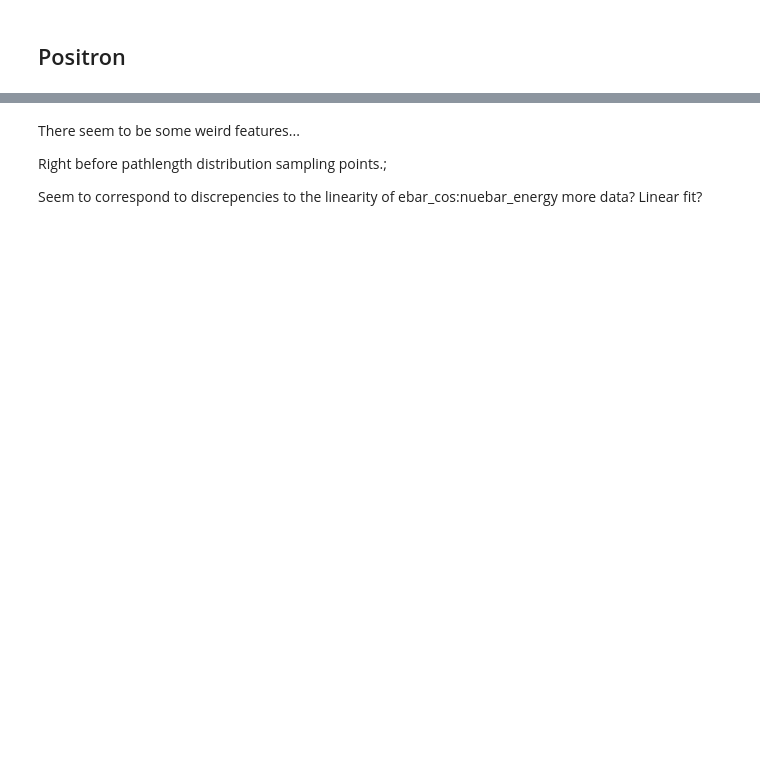
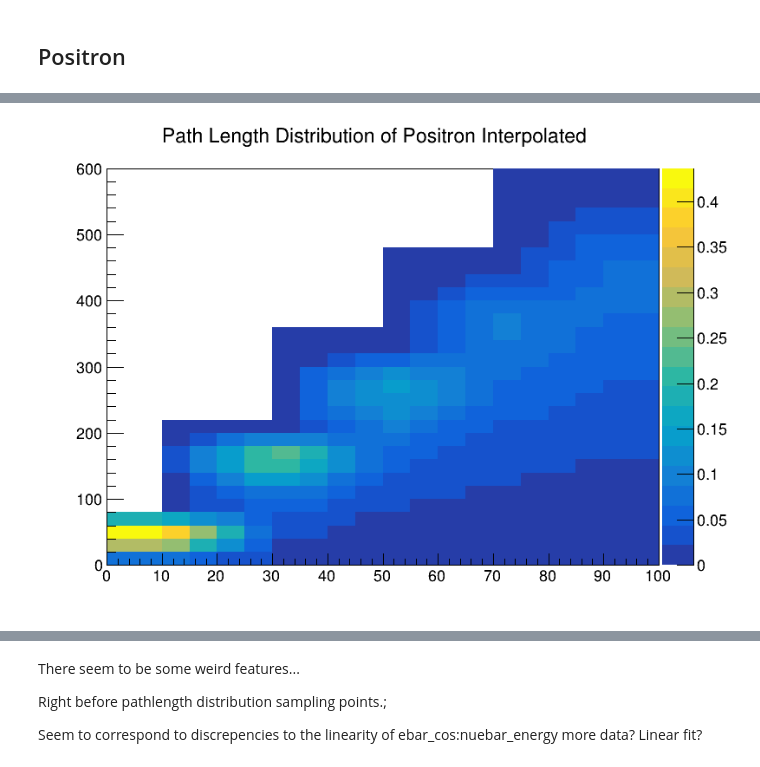
Before and after one commit to JamesJieranShen/SN_Localization, a Jupyter notebook: src/ToyMC.ipynb, the cells around one changed output, grey strips where cells are left out. Cells and saved outputs as stored; diff of their text form; code cells hidden in the pictures; blank space fills up the shorter version.

```diff
--- a/src/ToyMC.ipynb
+++ b/src/ToyMC.ipynb
@@ -182,2 +186,19 @@ c4.Draw()
 [figure]
+# %%
+# try to interpolate the distribution...
+
+ebar_pathlength_pdf_interpol = TH2F("ebar_pathlength_pdf_interpol",
+                                   "Path Length Distribution of Positron Interpolated", 20, 0, 100, 30, 0, 600)
+
+for i in range(1,ebar_pathlength_pdf_interpol.GetNbinsX() + 1):
+    for j in range(1,ebar_pathlength_pdf_interpol.GetNbinsY() + 1):
+        x = ebar_pathlength_pdf_interpol.GetXaxis().GetBinCenter(i)
+        y = ebar_pathlength_pdf_interpol.GetYaxis().GetBinCenter(j)
+        interpol = ebar_pathlength_pdf.Interpolate(x, y)
+        ebar_pathlength_pdf_interpol.SetBinContent(i, j, interpol)
+
+ebar_pathlength_pdf_interpol.Draw("colz")
+c4.Draw()
+# %% [output]
+[figure, added]
 # %%
```
Also changed, not shown: parts of 10 cells of this notebook, 14 other files.
